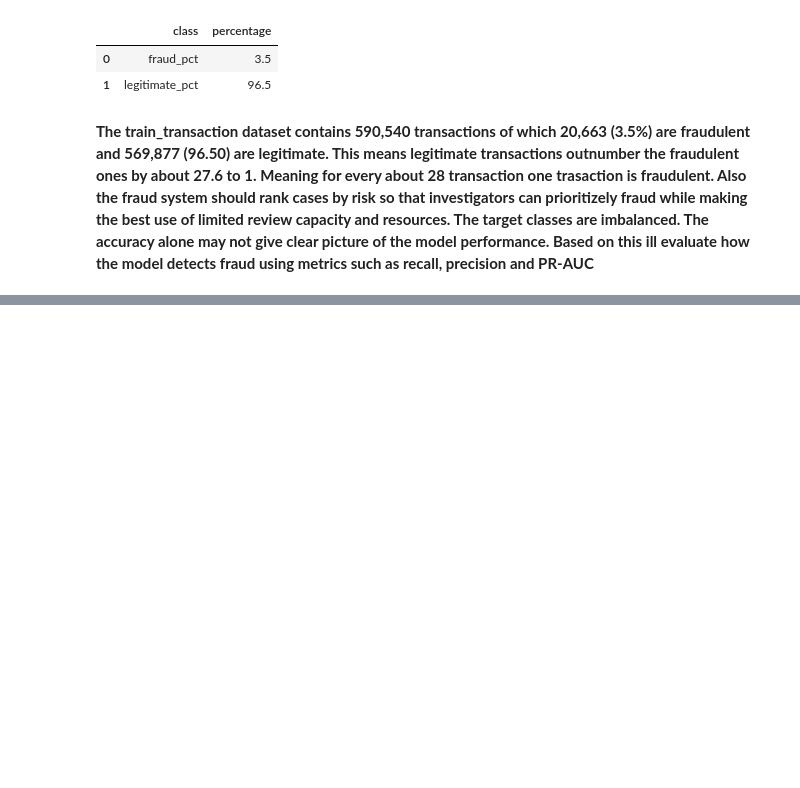
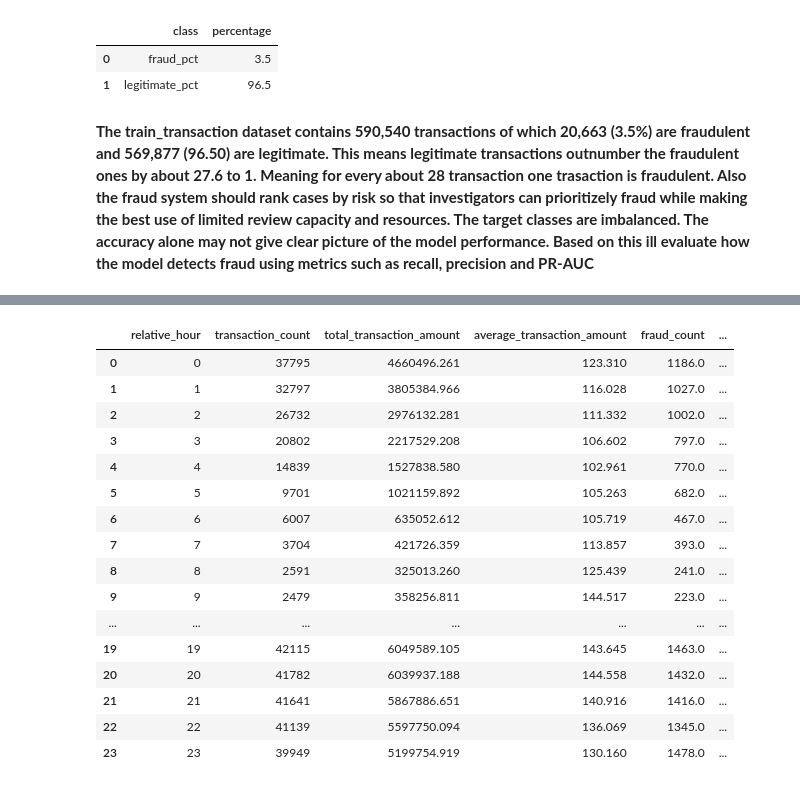
Before and after one commit to Vincent-kiptoo/IEEE-CIS-Fraud-Prioritization, a Jupyter notebook: notebooks/02_exploratory_data_analysis.ipynb, the cells around one changed output, grey strips where cells are left out. Cells and saved outputs as stored; diff of their text form; code cells hidden in the pictures; blank space fills up the shorter version.

```diff
--- a/notebooks/02_exploratory_data_analysis.ipynb
+++ b/notebooks/02_exploratory_data_analysis.ipynb
@@ -148,0 +214,44 @@ fraud_distribution
+# %%
+query = """
+
+SELECT
+    hourly_transaction % 24 AS relative_hour,
+
+    COUNT(*) AS transaction_count,
+
+    ROUND(SUM(TransactionAmt), 3) AS total_transaction_amount,
+
+    ROUND(AVG(TransactionAmt), 3) AS average_transaction_amount,
+
+    SUM(CASE WHEN isFraud = 1 THEN 1 ELSE 0 END) AS fraud_count,
+
+    ROUND(100.0 * SUM(CASE WHEN isFraud = 1 THEN 1 ELSE 0 END) / NULLIF(COUNT(*), 0),3) AS fraud_rate_pct
+
+FROM transaction_periods
+
+GROUP BY relative_hour
+
+ORDER BY relative_hour;
+
+
+"""
+hourly_transactions = conn.execute(query).fetchdf()
+hourly_transactions
+# %% [output]
+|  | relative_hour | transaction_count | total_transaction_amount | average_transaction_amount | fraud_count | ... |
+| 0 | 0 | 37795 | 4660496.261 | 123.310 | 1186.0 | ... |
+| 1 | 1 | 32797 | 3805384.966 | 116.028 | 1027.0 | ... |
+| 2 | 2 | 26732 | 2976132.281 | 111.332 | 1002.0 | ... |
+| 3 | 3 | 20802 | 2217529.208 | 106.602 | 797.0 | ... |
+| 4 | 4 | 14839 | 1527838.580 | 102.961 | 770.0 | ... |
+| 5 | 5 | 9701 | 1021159.892 | 105.263 | 682.0 | ... |
+| 6 | 6 | 6007 | 635052.612 | 105.719 | 467.0 | ... |
+| 7 | 7 | 3704 | 421726.359 | 113.857 | 393.0 | ... |
+| 8 | 8 | 2591 | 325013.260 | 125.439 | 241.0 | ... |
+| 9 | 9 | 2479 | 358256.811 | 144.517 | 223.0 | ... |
+| ... | ... | ... | ... | ... | ... | ... |
+| 19 | 19 | 42115 | 6049589.105 | 143.645 | 1463.0 | ... |
+| 20 | 20 | 41782 | 6039937.188 | 144.558 | 1432.0 | ... |
+| 21 | 21 | 41641 | 5867886.651 | 140.916 | 1416.0 | ... |
+| 22 | 22 | 41139 | 5597750.094 | 136.069 | 1345.0 | ... |
+| 23 | 23 | 39949 | 5199754.919 | 130.160 | 1478.0 | ... |
```
Also changed, not shown: parts of 7 cells of this notebook.
